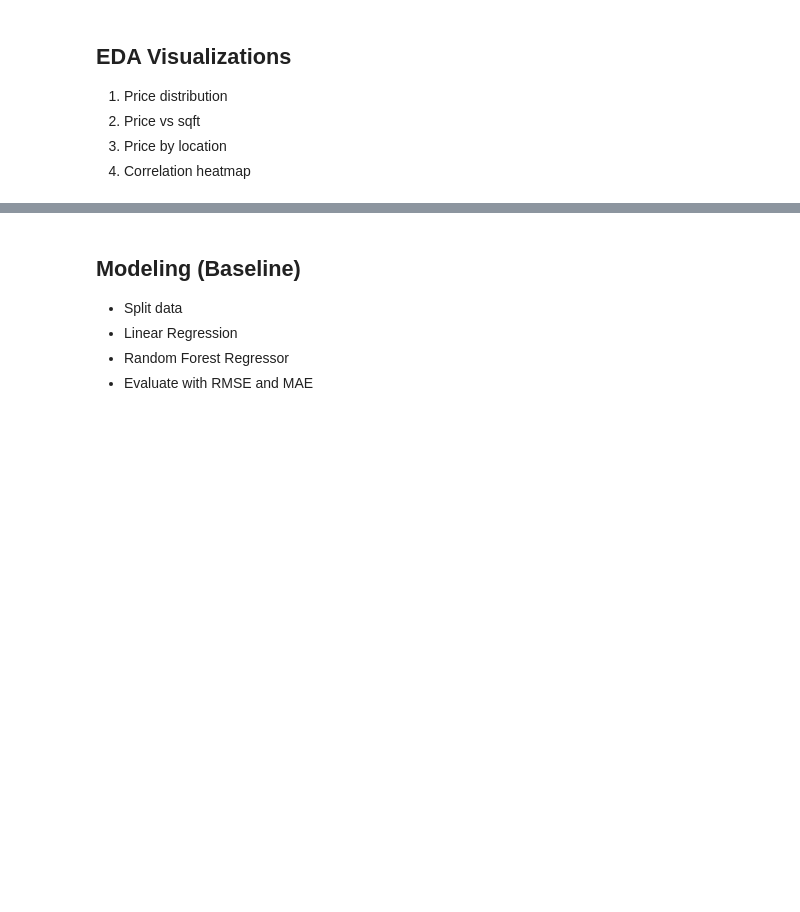
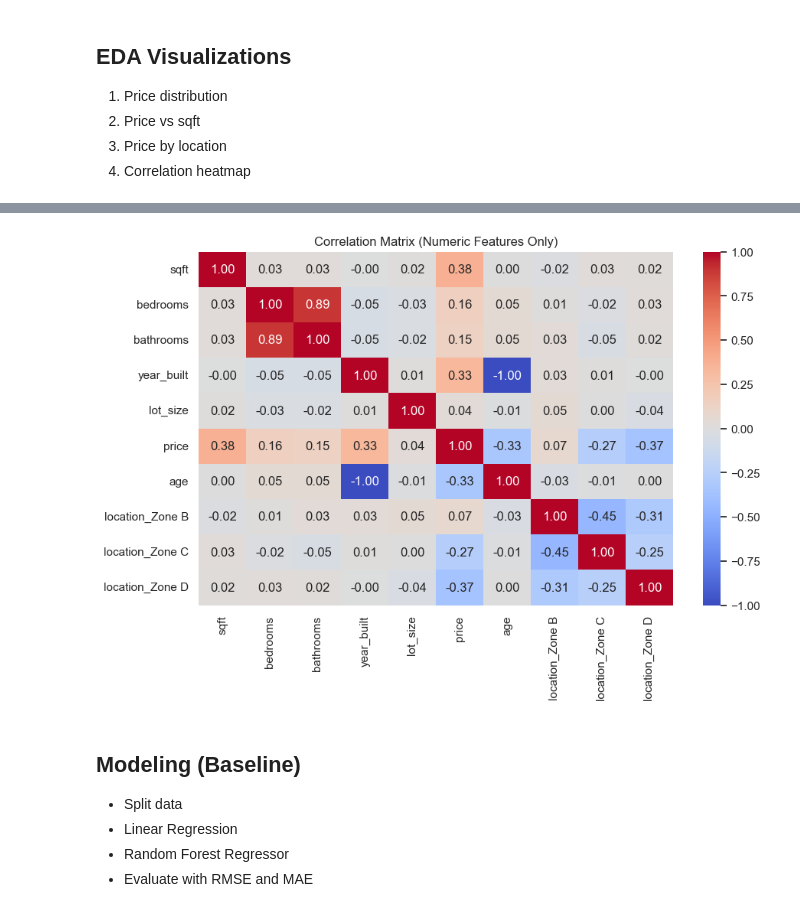
Before and after one commit to ShreyanshMishra1202/House-Price-Prediction, a Jupyter notebook: House_Price_Prediction_Shreyansh.ipynb, the cells around one changed output, grey strips where cells are left out. Cells and saved outputs as stored; diff of their text form; code cells hidden in the pictures; blank space fills up the shorter version.

```diff
--- a/House_Price_Prediction_Shreyansh.ipynb
+++ b/House_Price_Prediction_Shreyansh.ipynb
@@ -28,6 +70,5 @@ df.isnull().sum()
 # %%
-# Feature engineering
-
-df['age'] = 2025 - df['year_built']
-df = pd.get_dummies(df, columns=['location'], drop_first=True)
-df.head()
+df_model = df_raw.copy()
+df_model['age'] = 2025 - df_model['year_built']
+df_model = pd.get_dummies(df_model, columns=['location'], drop_first=True)
+df_model.head()
@@ -59,8 +113,10 @@ plt.show()
 # %%
 plt.figure(figsize=(10,6))
-sns.heatmap(df.corr(), annot=True, fmt='.2f')
-plt.title('Correlation Matrix')
+sns.heatmap(df_model.corr(), annot=True, fmt='.2f', cmap='coolwarm')
+plt.title('Correlation Matrix (Numeric Features Only)')
 plt.show()
+# %% [output]
+[figure, added]
 # %% [markdown]
 ## Modeling (Baseline)
 - Split data
```
Also changed, not shown: parts of 8 cells of this notebook.
